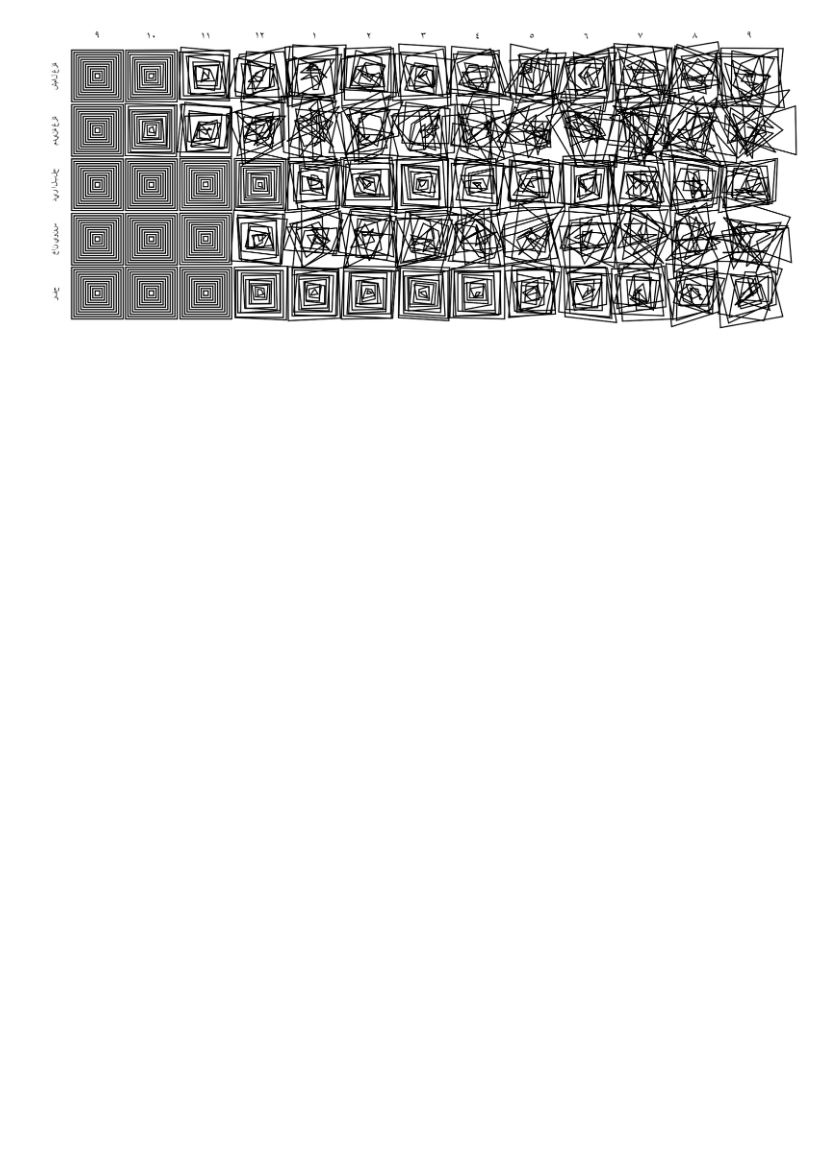
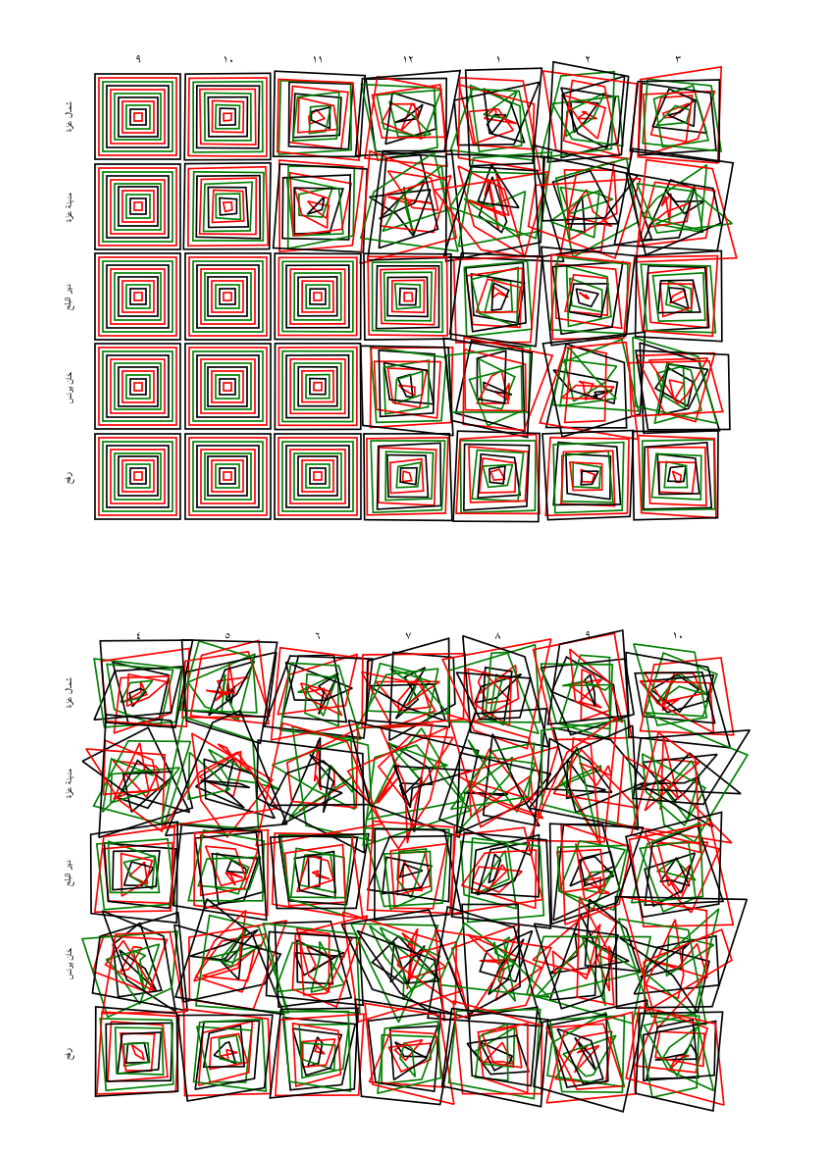
Before and after one commit to oballinger/PWTT, a Jupyter notebook: code/gaza_molnar.ipynb, the cells around one changed output. Drawn from its saved outputs; the diff is of its cells as text; code cells hidden in the pictures; blank space fills up the shorter version.

```diff
--- a/code/gaza_molnar.ipynb
+++ b/code/gaza_molnar.ipynb
@@ -59,6 +80,8 @@ import pandas as pd
 from shapely.geometry import shape
 import json
 import numpy as np
+
+dest="../data/gaza_molnar"
 
 df=pd.DataFrame()
 for root, dirs, files in os.walk(dest):
@@ -88,7 +111,9 @@ grouped=grouped[order].T
 min_=grouped.min().min()
 max_=grouped.max().max()
 #normalize from 0 to 2
+#grouped=(grouped-min_)/(max_-min_)*2.5
 grouped=(grouped-min_)/(max_-min_)*2.5
+
 array=grouped.to_numpy()
 #add column of zeros to the left
 array=np.hstack((np.zeros((array.shape[0],1)),array[:,:-1]))
@@ -103,14 +128,17 @@ import numpy as np
 from matplotlib.patches import Polygon
 from matplotlib import rcParams
 import os
+import arabic_reshaper
+from bidi.algorithm import get_display
 
 # Create directory for saving transformations
 os.makedirs("../figs/transformations", exist_ok=True)
 
-def make_polygon(ax, center_x, center_y, width=1, height=1, scaling_factor=0.1, color='black'):
+def make_polygon(ax, center_x, center_y, width=.5, height=.5, scaling_factor=0.1, color=False):
     """
     Draw nested polygons with random corner adjustments.
     """
+    colors=['red','black','green']
     for i in range(11):  # Number of polygons
         cw, ch = width + i * 0.5, height + i * 0.5  # Incremental scaling
         offsets = {corner: (np.random.uniform(-scaling_factor, scaling_factor),
@@ -122,9 +150,14 @@ def make_polygon(ax, center_x, center_y, width=1, height=1, scaling_factor=0.1,
             (center_x + cw / 2 + offsets["bottom_right"][0], center_y - ch / 2 + offsets["bottom_right"][1]),
             (center_x - cw / 2 + offsets["bottom_left"][0], center_y - ch / 2 + offsets["bottom_left"][1])
         ]
-        ax.add_patch(Polygon(vertices, closed=True, facecolor='none', edgecolor=color, linewidth=lw))
+        if color:
+            c=colors[i%3]
+        else:
+            c='black'
 
-def create_polygons(grid_size=(5, 12), width=1, height=1, spacing=3, scaling_factors=None):
+        ax.add_patch(Polygon(vertices, closed=True, facecolor='none', edgecolor=c, linewidth=lw))
+
+def create_polygons(grid_size=(5, 12), width=.5, height=.5, spacing=3, scaling_factors=None, paper='a3', color=False, page=1):
     """
     Draw polygons on a grid with different scaling factors for each cell.
     """
@@ -134,8 +167,11 @@ def create_polygons(grid_size=(5, 12), width=1, height=1, spacing=3, scaling_fac
 
     #fig, ax = plt.subplots(figsize=(16.5,11.7))  # Adjust figsize as per the grid size
     names=['شمال غزة','مدينة غزة','دير البلح','خان يونس','رفح']
+    names=[get_display(arabic_reshaper.reshape(name)) for name in names]
+
     #headers=["09","10","11","12","01","02","03","04","05","06","07","08","09","10"]
     headers=['٩','١٠','١١','١٢','١','٢','٣','٤','٥','٦','٧','٨','٩','١٠']
+    headers=[get_display(arabic_reshaper.reshape(name)) for name in headers]
     #headers = ["صفر", "ربيع الأول", "ربيع الآخر", "جمادى الأولى", "جمادى الآخرة", "رجب", "شعبان", "رمضان", "شوال", "ذو القعدة", "ذو الحجة", "المحرم", "صفر", "ربيع الأول"]
 
     fig, ax = plt.subplots(figsize=(w,h))  # Adjust figsize as per the grid size
@@ -145,47 +181,58 @@ def create_polygons(grid_size=(5, 12), width=1, height=1, spacing=3, scaling_fac
         for j in range(grid_size[1]):  # Iterate over columns
             scaling_factor = scaling_factors[i, j]  # Get the scaling factor for this cell
             make_polygon(ax, center_x=j * spacing, center_y=-i * spacing,
-                         width=width, height=height, scaling_factor=scaling_factor)
+                         width=width, height=height, scaling_factor=scaling_factor, color=color)
             if i==0:
+                if page>1:
+                    k=j+colnum
+                else:
+                    k=j
                 if paper=='a3':
-                    ax.text(j * spacing, h*.35, headers[j], ha='center', va='center', fontsize=fontsize+4)
+                    ax.text(j * spacing, h*.35, headers[k], ha='center', va='center', fontsize=fontsize+4)
                 else:
-                    ax.text(j * spacing, h*.75, headers[j], ha='center', va='center', fontsize=fontsize+2)
+                    ax.text(j * spacing, h*.6, headers[k], ha='center', va='center', fontsize=fontsize+2)
 
     ax.set_xlim([-spacing, grid_size[1] * spacing])  # Adjust x-axis limits
     ax.set_ylim([-grid_size[0] * spacing, spacing])  # Adjust y-axis limits
     ax.set_aspect('equal')
 
     ax.axis('off')
-    plt.tight_layout()
+    fig.subplots_adjust(left=0.02, right=0.98, top=0.98, bottom=0.02)
+    fig.tight_layout()
+    fig.savefig(f"../figs/transformations/transformations_gaza_{paper}_{page}.png", dpi=dpi, bbox_inches='tight')
+    plt.show()
     return fig
 
 # Example scaling factors for each grid cell (5 rows x 12 columns)
 scaling_factors = np.random.uniform(0.05, 0.2, (5, 12))  # Random scaling factors
 
 #rcParams['font.family'] = 'monospace'
 rcParams['font.family'] = 'Times New Roman'
 
-colnum=13
-paper='a3'
+
+paper='a5'
+colnum=7
 
 if paper=='a3':
     w,h=16.5,11.7
-    lw=1.8
+    lw=2.5
     fontsize=12
     dpi=500
+    spacing=5.79
 elif paper=='a4':
     w,h=11.7,8.3
     lw=1
     fontsize=8
 elif paper=='a5':
     w,h=8.3,5.8
-    lw=0.8
-    fontsize=5
+    lw=1.2
+    fontsize=7
     dpi=1000
+    spacing=5.77
 
-fig = create_polygons(grid_size=(5,colnum), width=0.5, height=0.5, spacing=5.79, scaling_factors=array)
-plt.show()
-fig.savefig(f"../figs/transformations/transformations_gaza_{paper}.png", dpi=dpi, bbox_inches='tight')
+
+create_polygons(grid_size=(5,colnum), paper=paper, spacing=spacing, scaling_factors=array[:,:colnum],page=1, color=True)
+create_polygons(grid_size=(5,colnum), paper=paper, spacing=spacing, scaling_factors=array[:,colnum:], page=2,color=True)
 # %% [output]
-[figure, old version]
+[figure, new version]
+[figure, added]
```
Also changed, not shown: parts of 4 cells of this notebook, 10 other files.
